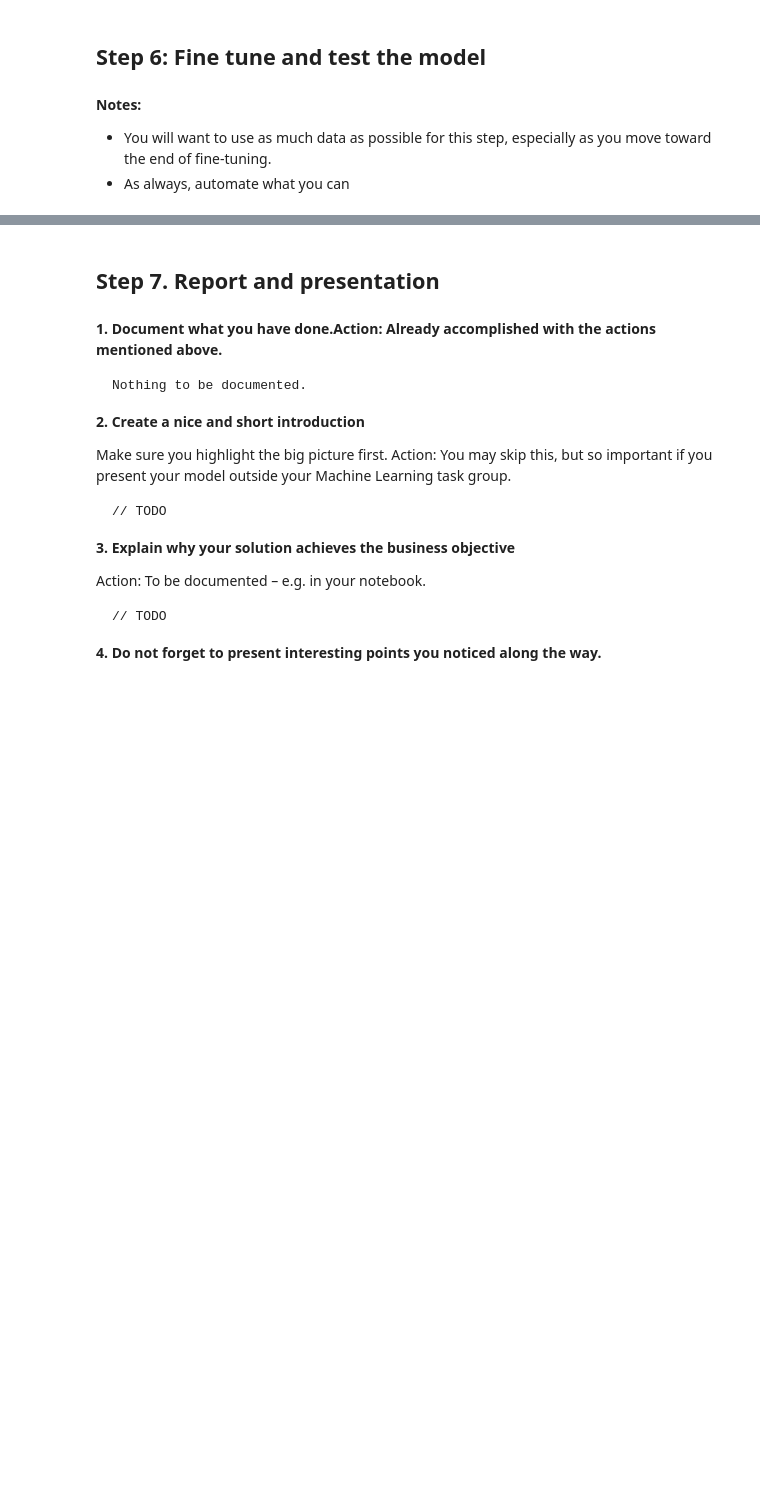
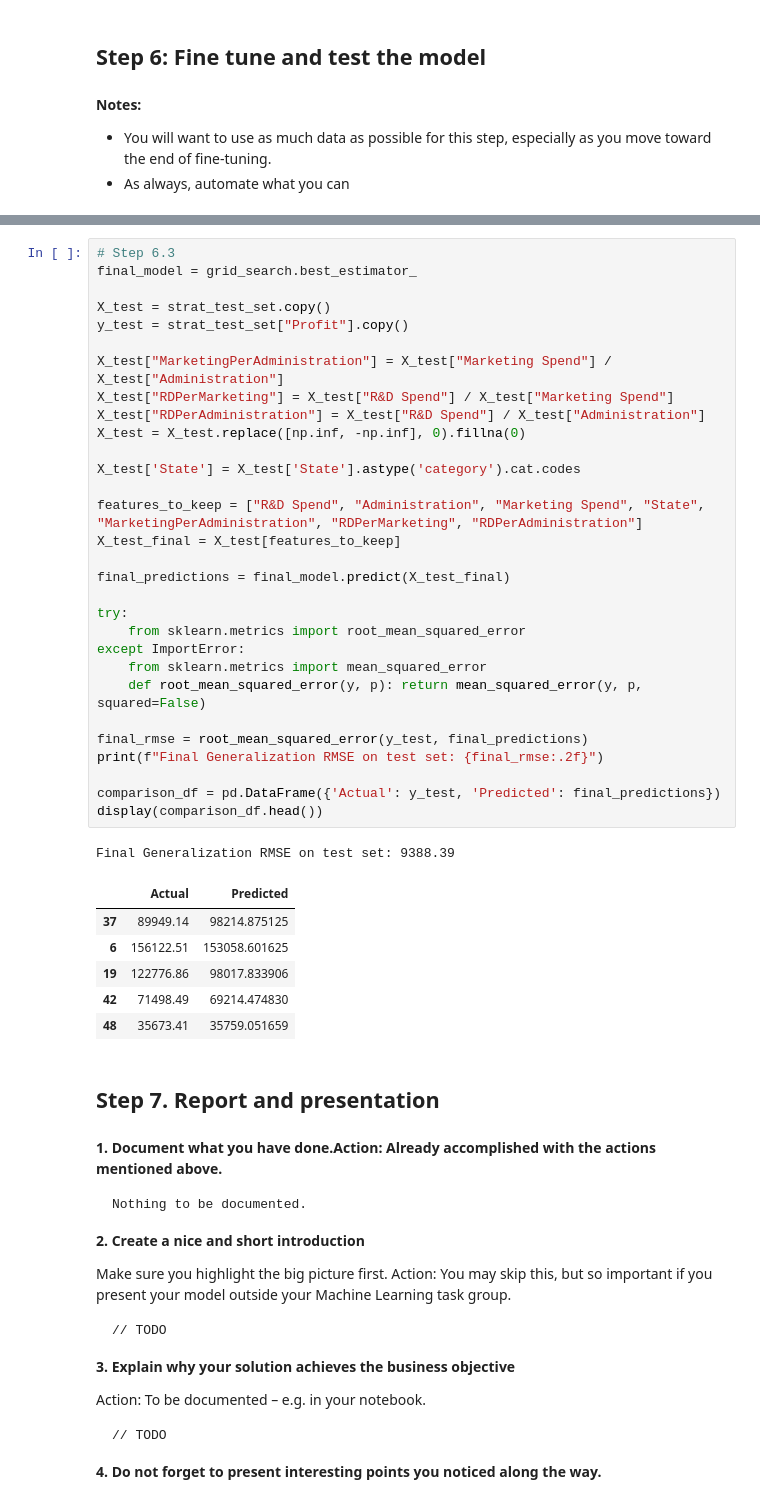
Before and after one commit to zealand-cs/50-startups, a Jupyter notebook: 50-startups.ipynb, the cells around one changed output, grey strips where cells are left out. Cells and saved outputs as stored; diff of their text form; blank space fills up the shorter version.

```diff
--- a/50-startups.ipynb
+++ b/50-startups.ipynb
@@ -661,3 +702,41 @@ model.
+# %%
+# Step 6.3
+final_model = grid_search.best_estimator_
+
+X_test = strat_test_set.copy()
+y_test = strat_test_set["Profit"].copy()
+
+X_test["MarketingPerAdministration"] = X_test["Marketing Spend"] / X_test["Administration"]
+X_test["RDPerMarketing"] = X_test["R&D Spend"] / X_test["Marketing Spend"]
+X_test["RDPerAdministration"] = X_test["R&D Spend"] / X_test["Administration"]
+X_test = X_test.replace([np.inf, -np.inf], 0).fillna(0)
+
+X_test['State'] = X_test['State'].astype('category').cat.codes
+
+features_to_keep = ["R&D Spend", "Administration", "Marketing Spend", "State", "MarketingPerAdministration", "RDPerMarketing", "RDPerAdministration"]
+X_test_final = X_test[features_to_keep]
+
+final_predictions = final_model.predict(X_test_final)
+
+try:
+    from sklearn.metrics import root_mean_squared_error
+except ImportError:
+    from sklearn.metrics import mean_squared_error
+    def root_mean_squared_error(y, p): return mean_squared_error(y, p, squared=False)
+
+final_rmse = root_mean_squared_error(y_test, final_predictions)
+print(f"Final Generalization RMSE on test set: {final_rmse:.2f}")
+
+comparison_df = pd.DataFrame({'Actual': y_test, 'Predicted': final_predictions})
+display(comparison_df.head())
+# %% [output]
+Final Generalization RMSE on test set: 9388.39
+|  | Actual | Predicted |
+| 37 | 89949.14 | 98214.875125 |
+| 6 | 156122.51 | 153058.601625 |
+| 19 | 122776.86 | 98017.833906 |
+| 42 | 71498.49 | 69214.474830 |
+| 48 | 35673.41 | 35759.051659 |
 # %% [markdown]
 ## Step 7. Report and presentation
 # %% [markdown]
```
Also changed, not shown: parts of 5 cells of this notebook.
